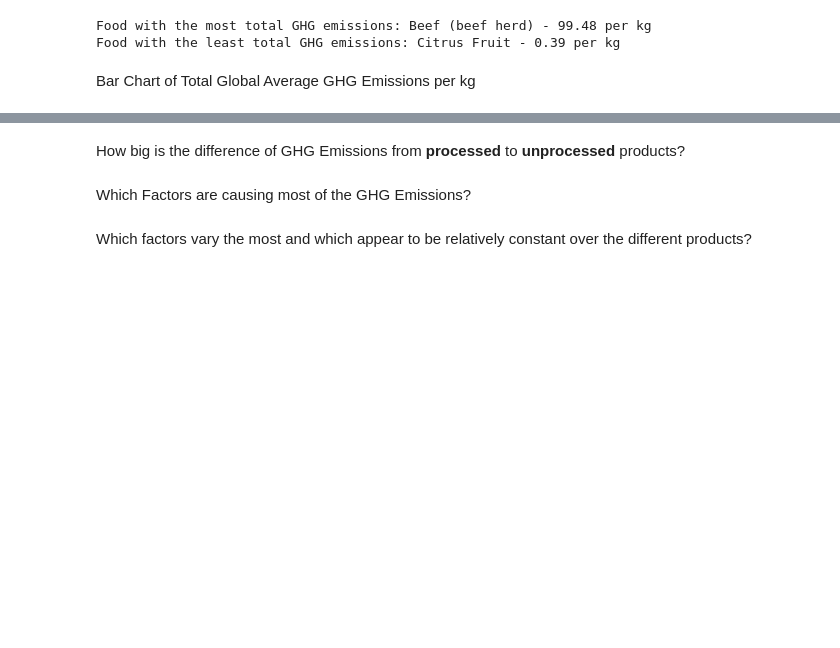
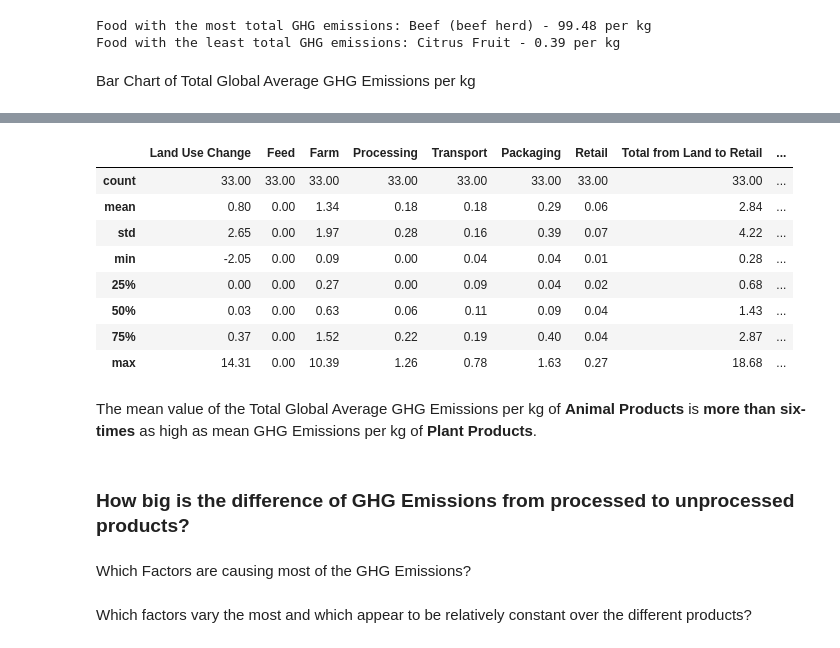
Before and after one commit to felixschwebel/FoodEmissions, a Jupyter notebook: FoodEmissions.ipynb, the cells around one changed output, grey strips where cells are left out. Drawn from its saved outputs; the diff is of its cells as text; code cells hidden in the pictures; blank space fills up the shorter version.

```diff
--- a/FoodEmissions.ipynb
+++ b/FoodEmissions.ipynb
@@ -151,5 +151,19 @@ dtype: int64
+# %%
+plant_products.describe()
+# %% [output]
+|  | Land Use Change | Feed | Farm | Processing | Transport | Packaging | Retail | Total from Land to Retail | ... |
+| count | 33.00 | 33.00 | 33.00 | 33.00 | 33.00 | 33.00 | 33.00 | 33.00 | ... |
+| mean | 0.80 | 0.00 | 1.34 | 0.18 | 0.18 | 0.29 | 0.06 | 2.84 | ... |
+| std | 2.65 | 0.00 | 1.97 | 0.28 | 0.16 | 0.39 | 0.07 | 4.22 | ... |
+| min | -2.05 | 0.00 | 0.09 | 0.00 | 0.04 | 0.04 | 0.01 | 0.28 | ... |
+| 25% | 0.00 | 0.00 | 0.27 | 0.00 | 0.09 | 0.04 | 0.02 | 0.68 | ... |
+| 50% | 0.03 | 0.00 | 0.63 | 0.06 | 0.11 | 0.09 | 0.04 | 1.43 | ... |
+| 75% | 0.37 | 0.00 | 1.52 | 0.22 | 0.19 | 0.40 | 0.04 | 2.87 | ... |
+| max | 14.31 | 0.00 | 10.39 | 1.26 | 0.78 | 1.63 | 0.27 | 18.68 | ... |
+# %% [markdown]
+The mean value of the Total Global Average GHG Emissions per kg of **Animal Products** is **more than six-times** as high as mean GHG Emissions per kg of **Plant Products**.
 # %% [markdown]
-How big is the difference of GHG Emissions from **processed** to **unprocessed** products?
+### How big is the difference of GHG Emissions from **processed** to **unprocessed** products?
 # %% [markdown]
 Which Factors are causing most of the GHG Emissions?
 # %% [markdown]
```
Also changed, not shown: parts of 8 cells of this notebook, 1 other file.
